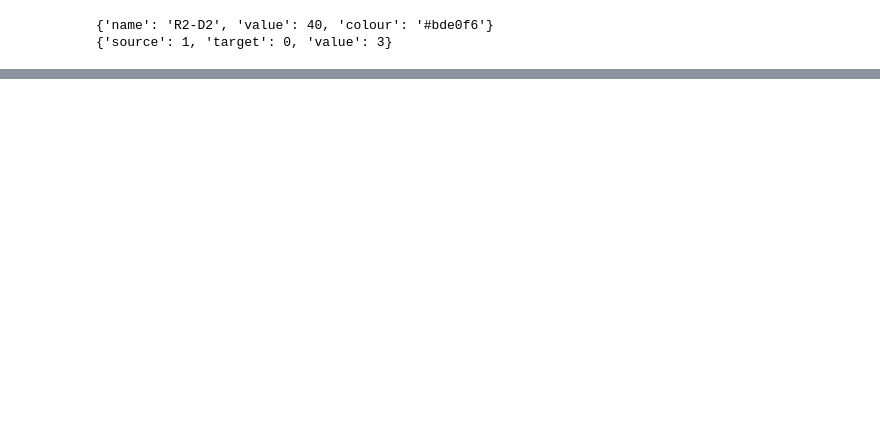
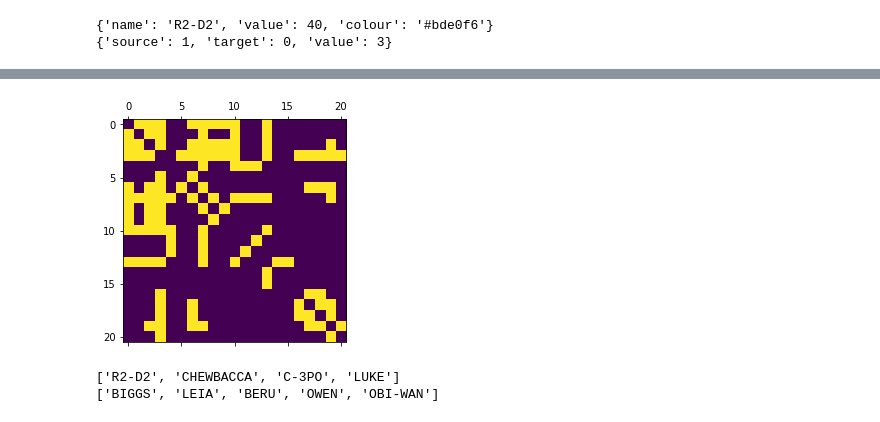
Before and after one commit to jonathan-conover1/CMPE-256, a Jupyter notebook: OG_Triloy_Graph_Analysis.ipynb, the cells around one changed output, grey strips where cells are left out. Cells and saved outputs as stored; diff of their text form; code cells hidden in the pictures; blank space fills up the shorter version.

```diff
--- a/OG_Triloy_Graph_Analysis.ipynb
+++ b/OG_Triloy_Graph_Analysis.ipynb
@@ -100,0 +110,3 @@ BarGraphData(ranks, "Page Rank", "Characters", "Rank Values")
+# %%
+W = nx.adjacency_matrix(sw_ep4_graph)
+print(W.todense())
@@ -100,0 +131,14 @@ BarGraphData(ranks, "Page Rank", "Characters", "Rank Values")
+# %%
+# Visualize the Adjacency Matrix
+plt.matshow(W.todense())
+plt.show()
+# %% [output]
+[figure, added]
+# %%
+# Adj Matrix is in char_list X char_list
+char_list = list(sw_ep4_graph)
+print(char_list[0:4])
+print(char_list[6:11])
+# %% [output]
+['R2-D2', 'CHEWBACCA', 'C-3PO', 'LUKE']
+['BIGGS', 'LEIA', 'BERU', 'OWEN', 'OBI-WAN']
```
Also changed, not shown: parts of 15 cells of this notebook, 2 other files.
